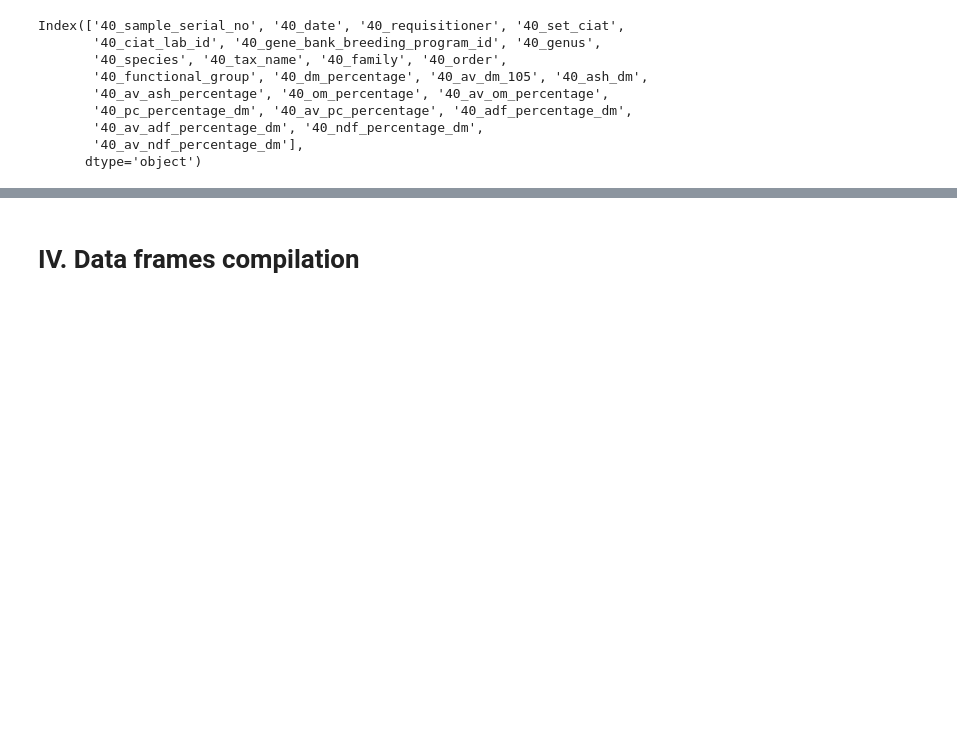
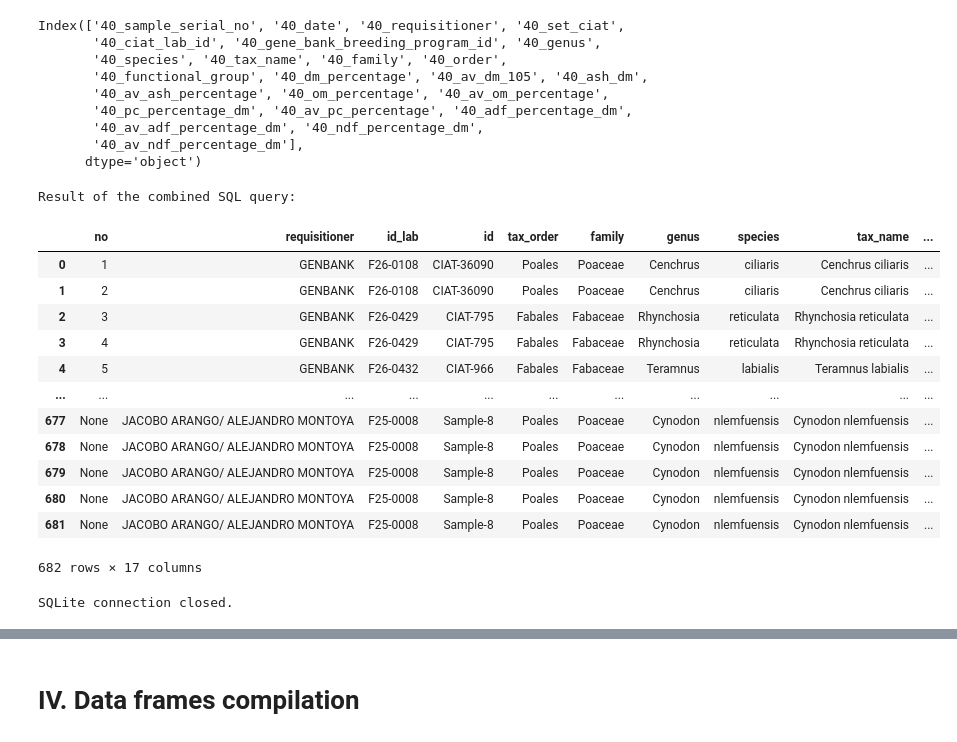
Before and after one commit to maurope/lmf, a Jupyter notebook: notebooks/2026/2026_09_24_sql_data_frame_creation_with_curated_subsets.ipynb, the cells around one changed output, grey strips where cells are left out. Cells and saved outputs as stored; diff of their text form; code cells hidden in the pictures; blank space fills up the shorter version.

```diff
--- a/notebooks/2026/2026_09_24_sql_data_frame_creation_with_curated_subsets.ipynb
+++ b/notebooks/2026/2026_09_24_sql_data_frame_creation_with_curated_subsets.ipynb
@@ -1978,40 +1978,56 @@ Index(['40_sample_serial_no', '40_date', '40_requisitioner', '40_set_ciat',
 # %%
 query_combined = """
 SELECT
     s6n."40_sample_serial_no" as no,
     s6i."10_requisitioner" as requisitioner,
     s6i."10_ciat_lab_id" as id_lab,
     s6i."10_gene_bank_breeding_program_id" as id,
     s6i."10_order" as tax_order,
     s6i."10_family" as family,
     s6i."10_genus" as genus,
     s6i."10_species" as species,
     s6i."10_tax_name" as tax_name,
     s6i."10_functional_group" as functional_group,
     s6i."10_set_ciat" as set_ciat,
-    s4n."40_dm_percentage" as dm_percentage,
-    s4n."40_ash_dm" as ash_dm,
-    s4n."40_om_percentage" as om_percentage,
-    s4n."40_pc_percentage_dm" as pc_percentage_dm,
-    s4n."40_adf_percentage_dm" as adf_percentage_dm,
-    s4n."40_ndf_percentage_dm" as ndf_percentage_dm
+    s6n."40_dm_percentage" as dm_percentage,
+    s6n."40_ash_dm" as ash_dm,
+    s6n."40_om_percentage" as om_percentage,
+    s6n."40_pc_percentage_dm" as pc_percentage_dm,
+    s6n."40_adf_percentage_dm" as adf_percentage_dm,
+    s6n."40_ndf_percentage_dm" as ndf_percentage_dm
 
 
 
 FROM
-    subset_4_information_samples AS s4i
+    subset_6_information_samples AS s6i
 JOIN
-    subset_4_nutrition AS s4n
+    subset_6_nutrition AS s6n
 ON
-    s4i."10_ciat_lab_id" = s4n."40_ciat_lab_id"
+    s6i."10_ciat_lab_id" = s6n."40_ciat_lab_id"
 ORDER BY
     CAST(no AS INTEGER) ASC NULLS LAST
 """
 
-subset_4_nutrition_sorted_by_sql  = pd.read_sql_query(query_combined, conn_new)
+subset_6_nutrition_sorted_by_sql  = pd.read_sql_query(query_combined, conn_new)
 
 print("Result of the combined SQL query:")
-display(subset_4_nutrition_sorted_by_sql)
+display(subset_6_nutrition_sorted_by_sql)
 
 conn_new.close()
 print("\nSQLite connection closed.")
+# %% [output]
+Result of the combined SQL query:
+|  | no | requisitioner | id_lab | id | tax_order | family | genus | species | tax_name | ... |
+| 0 | 1 | GENBANK | F26-0108 | CIAT-36090 | Poales | Poaceae | Cenchrus | ciliaris | Cenchrus ciliaris | ... |
+| 1 | 2 | GENBANK | F26-0108 | CIAT-36090 | Poales | Poaceae | Cenchrus | ciliaris | Cenchrus ciliaris | ... |
+| 2 | 3 | GENBANK | F26-0429 | CIAT-795 | Fabales | Fabaceae | Rhynchosia | reticulata | Rhynchosia reticulata | ... |
+| 3 | 4 | GENBANK | F26-0429 | CIAT-795 | Fabales | Fabaceae | Rhynchosia | reticulata | Rhynchosia reticulata | ... |
+| 4 | 5 | GENBANK | F26-0432 | CIAT-966 | Fabales | Fabaceae | Teramnus | labialis | Teramnus labialis | ... |
+| ... | ... | ... | ... | ... | ... | ... | ... | ... | ... | ... |
+| 677 | None | JACOBO ARANGO/ ALEJANDRO MONTOYA | F25-0008 | Sample-8 | Poales | Poaceae | Cynodon | nlemfuensis | Cynodon nlemfuensis | ... |
+| 678 | None | JACOBO ARANGO/ ALEJANDRO MONTOYA | F25-0008 | Sample-8 | Poales | Poaceae | Cynodon | nlemfuensis | Cynodon nlemfuensis | ... |
+| 679 | None | JACOBO ARANGO/ ALEJANDRO MONTOYA | F25-0008 | Sample-8 | Poales | Poaceae | Cynodon | nlemfuensis | Cynodon nlemfuensis | ... |
+| 680 | None | JACOBO ARANGO/ ALEJANDRO MONTOYA | F25-0008 | Sample-8 | Poales | Poaceae | Cynodon | nlemfuensis | Cynodon nlemfuensis | ... |
+| 681 | None | JACOBO ARANGO/ ALEJANDRO MONTOYA | F25-0008 | Sample-8 | Poales | Poaceae | Cynodon | nlemfuensis | Cynodon nlemfuensis | ... |
+682 rows × 17 columns
+SQLite connection closed.
```
Also changed, not shown: parts of 3 cells of this notebook, 1 other file.
